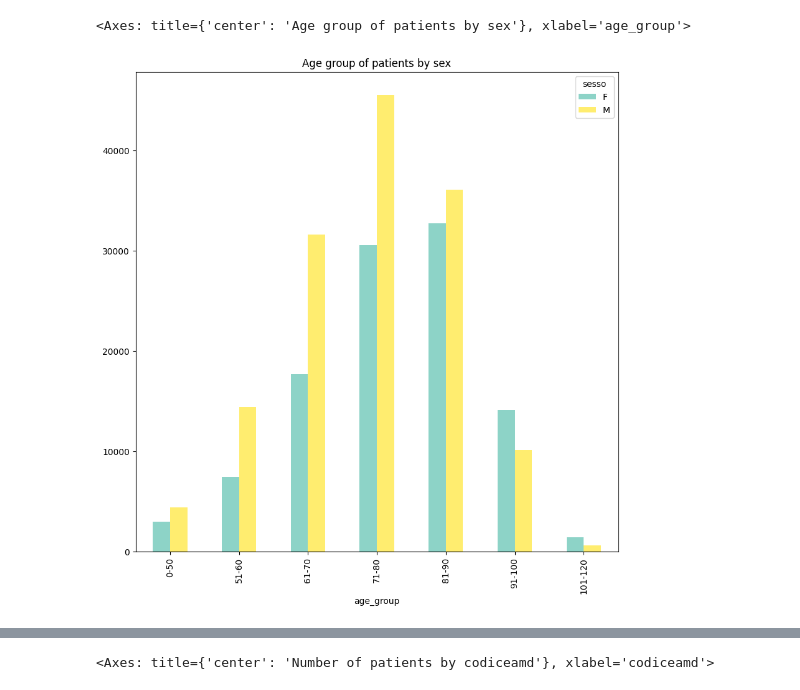
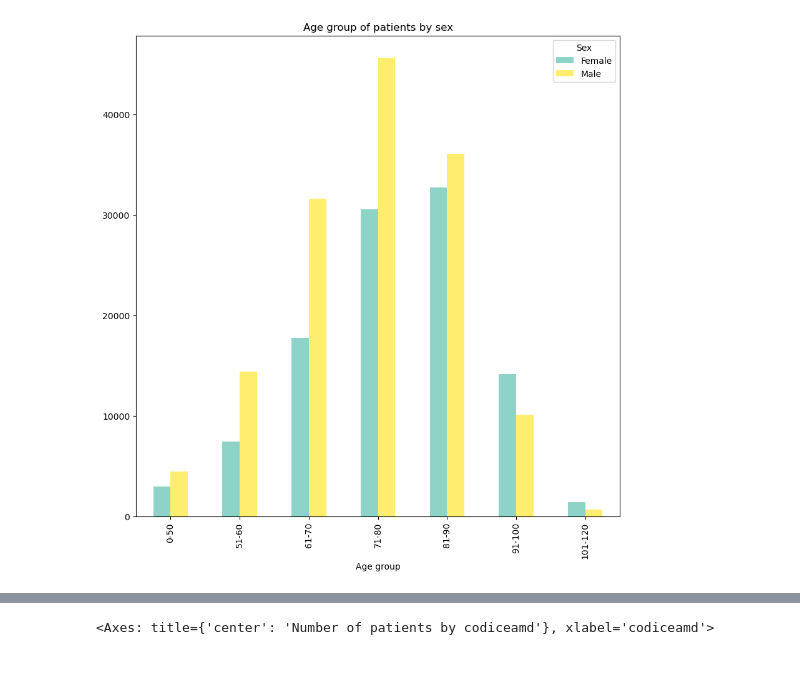
Before and after one commit to AntoAndGar/ML-Health-Event-Prediction, a Jupyter notebook: plot.ipynb, the cells around one changed output, grey strips where cells are left out. Drawn from its saved outputs; the diff is of its cells as text; code cells hidden in the pictures.

Commit message:
added images

```diff
--- a/plot.ipynb
+++ b/plot.ipynb
@@ -33,14 +32,16 @@ Name: count, dtype: int64
 # %%
 # plot number of patients by age group and sex with a legend
 df.groupby(["age_group", "sesso"])["sesso"].count().unstack().plot(
     kind="bar",
     title="Age group of patients by sex",
     colormap="Set3",
     figsize=(10, 10),
+    xlabel="Age group",
 )
+plt.legend(labels=["Female", "Male"], title="Sex")
+#plt.savefig("images/age_group_by_sex.svg")
 # %% [output]
-<Axes: title={'center': 'Age group of patients by sex'}, xlabel='age_group'>
-[figure, old version]
+[figure, new version]
 # %%
 # plot percentage of patient by idcentro with labels that follow the pie slices
 df["idcentro"].value_counts().plot(
```
Also changed, not shown: parts of 10 cells of this notebook, 4 other files.
